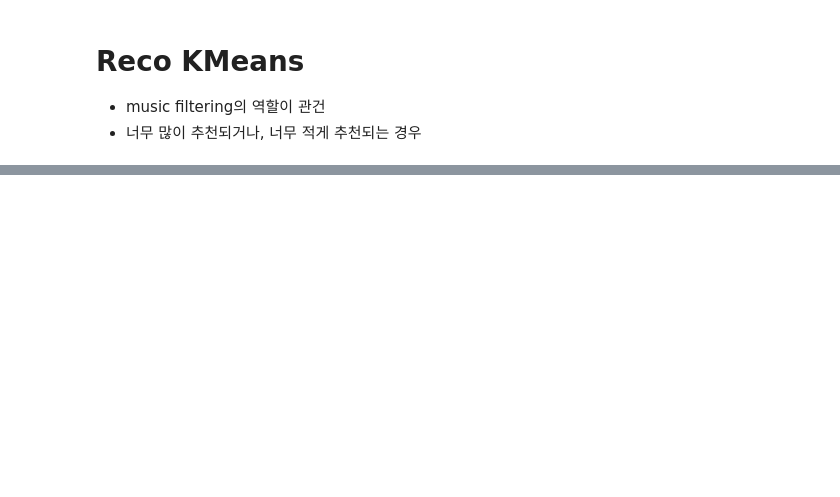
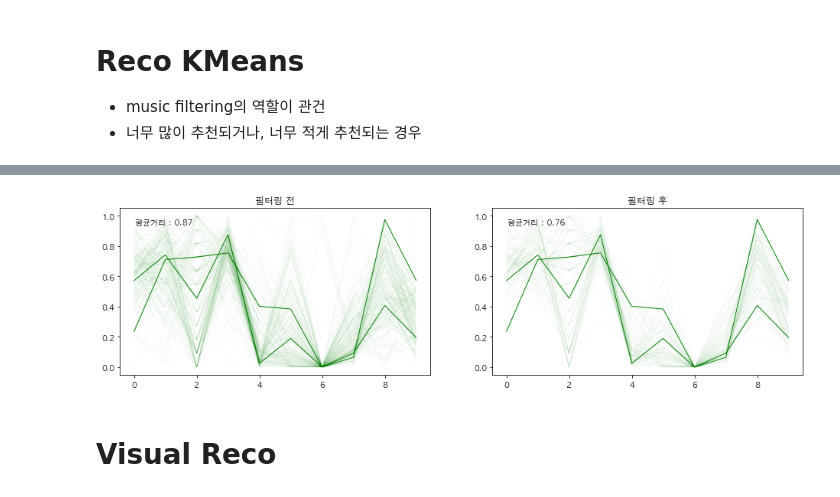
Before and after one commit to MuLetter/muletter-research, a Jupyter notebook: pt3-ex.Recommender Module Test.ipynb, the cells around one changed output, grey strips where cells are left out. Cells and saved outputs as stored; diff of their text form; code cells hidden in the pictures; blank space fills up the shorter version.

```diff
--- a/pt3-ex.Recommender Module Test.ipynb
+++ b/pt3-ex.Recommender Module Test.ipynb
@@ -71,0 +71,6 @@ ECV 52%
+# %%
+reco.visual_filtering()
+# %% [output]
+[figure, added]
+# %% [markdown]
+# Visual Reco
```
Also changed, not shown: parts of 5 cells of this notebook, 4 other files.
